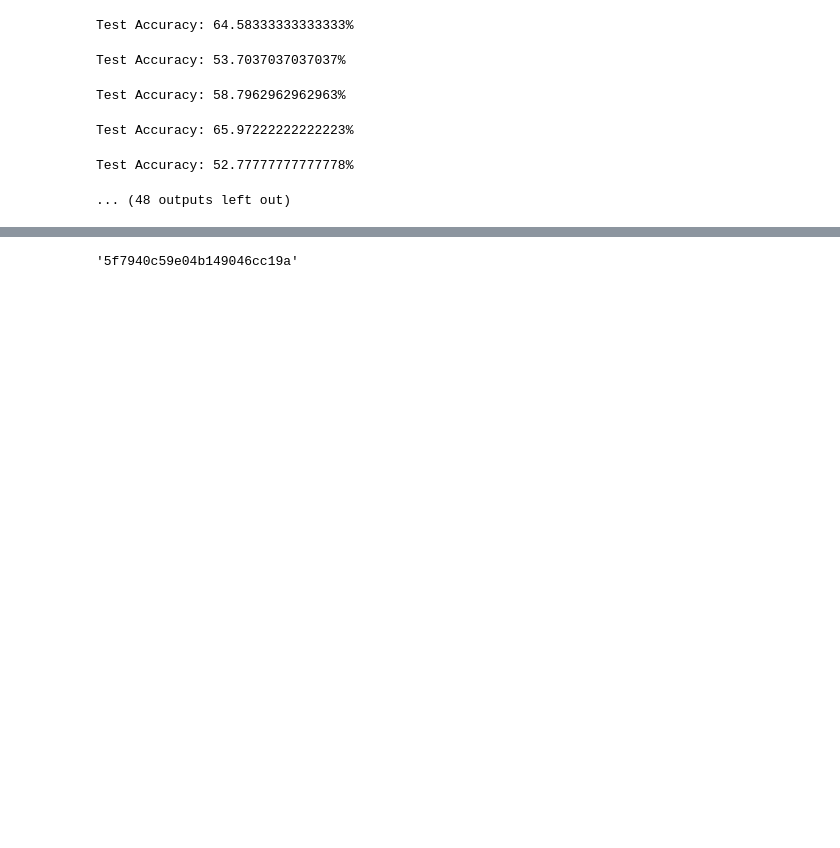
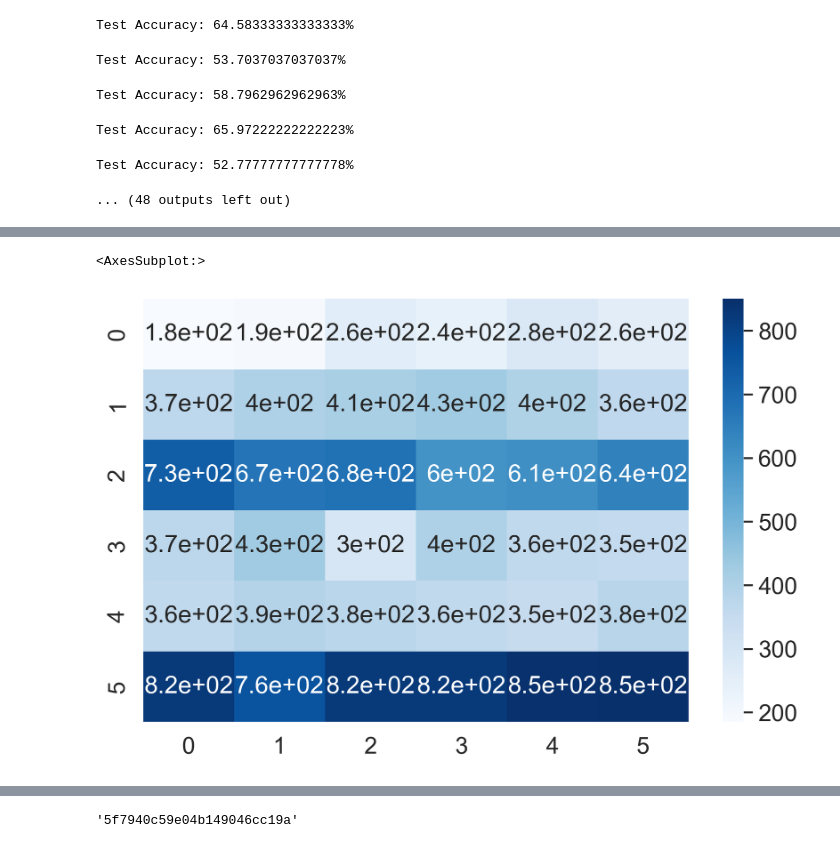
Before and after one commit to SonChanhyuk/RecognitionHelpers, a Jupyter notebook: emotion_recognition/resnet_newdataset.ipynb, the cells around one changed output, grey strips where cells are left out. Cells and saved outputs as stored; diff of their text form; code cells hidden in the pictures; blank space fills up the shorter version.

```diff
--- a/emotion_recognition/resnet_newdataset.ipynb
+++ b/emotion_recognition/resnet_newdataset.ipynb
@@ -1011,0 +1354,17 @@ Test Accuracy: 52.77777777777778%
+# %%
+decode_dict = {3 : 'angry',5 : 'disgust', 4 : 'fear', 1 : 'happy', 0: 'neutral', 2 : 'sad'}
+def decode(idx): return decode_dict[idx]
+# %%
+for i in range(len(predict)):
+    predict[i] = decode(predict[i])
+    actual[i] = decode(actual[i])
+# %%
+import seaborn as sns
+from sklearn.metrics import confusion_matrix
+%matplotlib inline
+cm = confusion_matrix(predict,actual)
+sns.set(font_scale=1.4)#for label size
+sns.heatmap(cm, annot=True,annot_kws={"size": 16}, cmap='Blues')# font size
+# %% [output]
+<AxesSubplot:>
+[figure, added]
```
Also changed, not shown: parts of 150 cells of this notebook, 1 other file.
